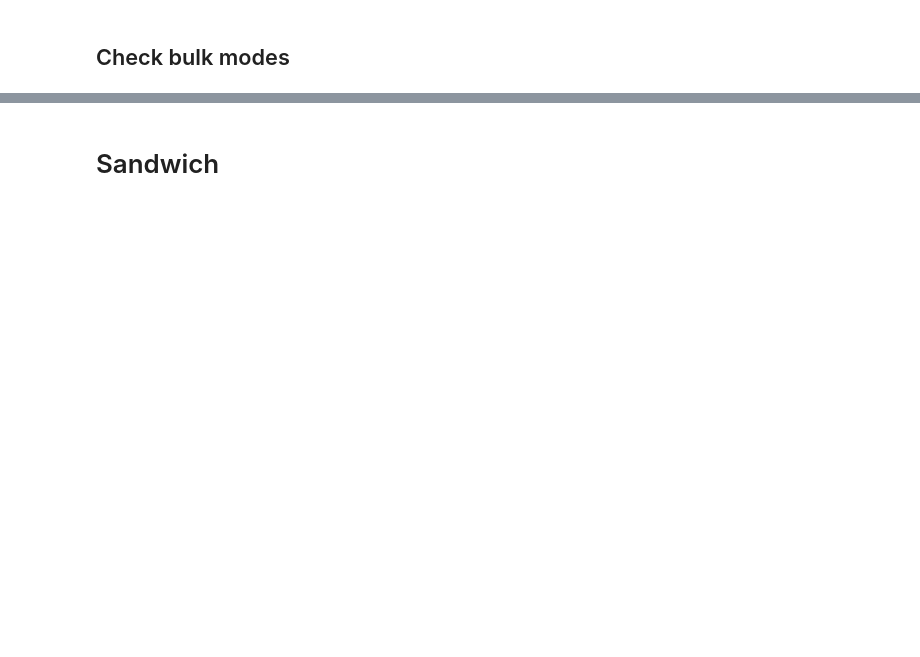
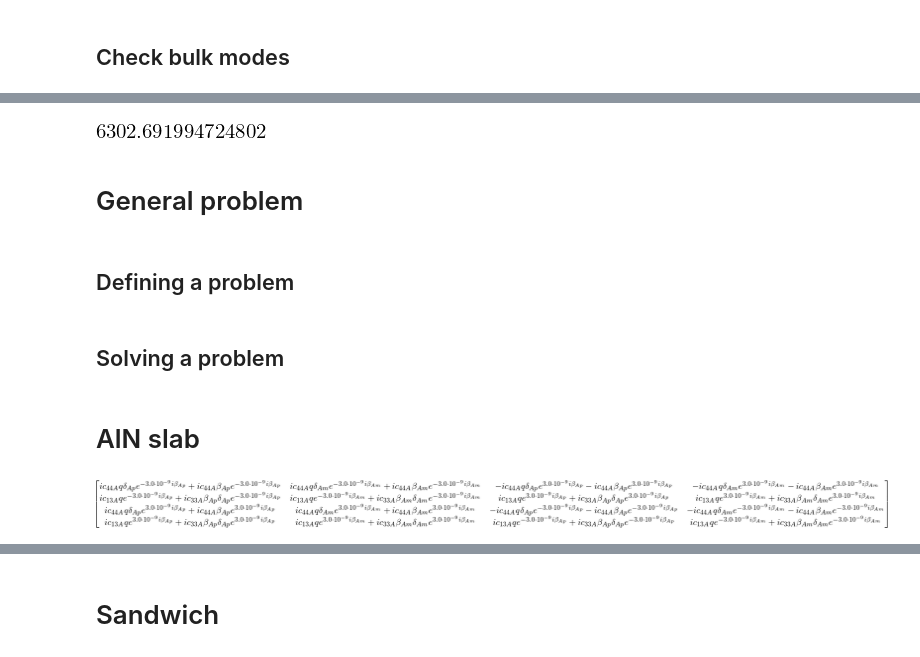
Before and after one commit to samueljamesbader/PyNitride, a Jupyter notebook: examples/pfet_strain/PhononHeteroMath.ipynb, the cells around one changed output, grey strips where cells are left out. Drawn from its saved outputs; the diff is of its cells as text; code cells hidden in the pictures; blank space fills up the shorter version.

```diff
--- a/examples/pfet_strain/PhononHeteroMath.ipynb
+++ b/examples/pfet_strain/PhononHeteroMath.ipynb
@@ -771,0 +478,17 @@ IndexError: index 2 is out of bounds for axis 1 with size 1
+# %%
+vlA=float(sqrt(c11A/pA).subs(numerics))
+vtA=float(sqrt(c44A/pA).subs(numerics))
+vzA=float(sqrt(c33A/pA).subs(numerics))
+vlG=float(sqrt(c11G/pG).subs(numerics))
+vtG=float(sqrt(c44G/pG).subs(numerics))
+
+vyA=float(sqrt((c11A-c12A)/2/pA).subs(numerics))
+vyG=float(sqrt((c11G-c12G)/2/pG).subs(numerics))
+# %%
+vyA
+# %% [output]
+[figure, added]
+# %% [markdown]
+# General problem
+# %% [markdown]
+## Defining a problem
@@ -771,0 +590,2 @@ IndexError: index 2 is out of bounds for axis 1 with size 1
+# %% [markdown]
+## Solving a problem
@@ -771,0 +843,2 @@ IndexError: index 2 is out of bounds for axis 1 with size 1
+# %% [markdown]
+# AlN slab
@@ -771,0 +847,4 @@ IndexError: index 2 is out of bounds for axis 1 with size 1
+# %%
+p_aslab._mat
+# %% [output]
+[figure, added]
```
Also changed, not shown: parts of 175 cells of this notebook, 6 other files.
